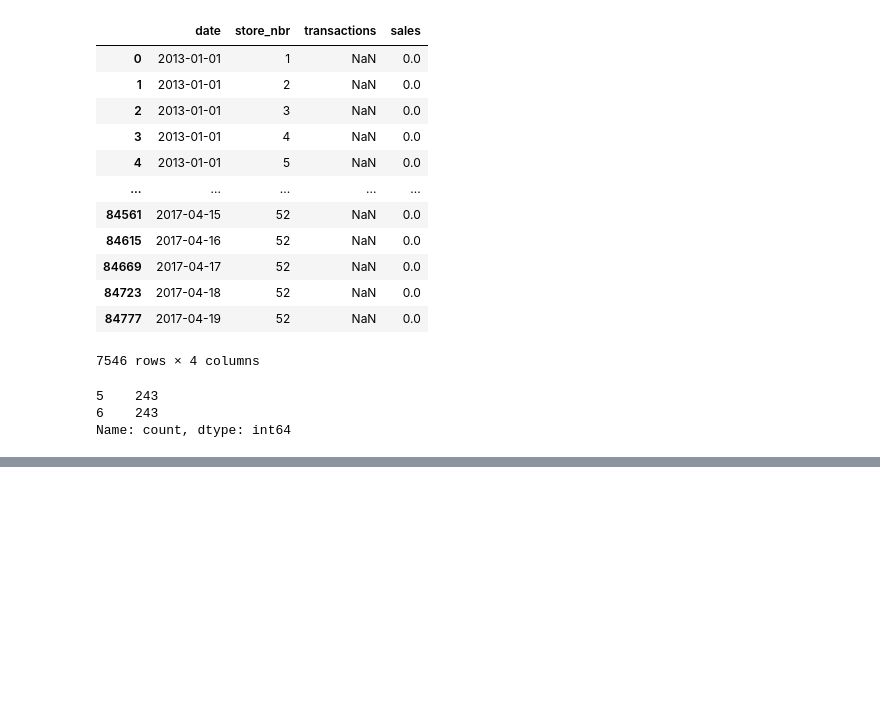
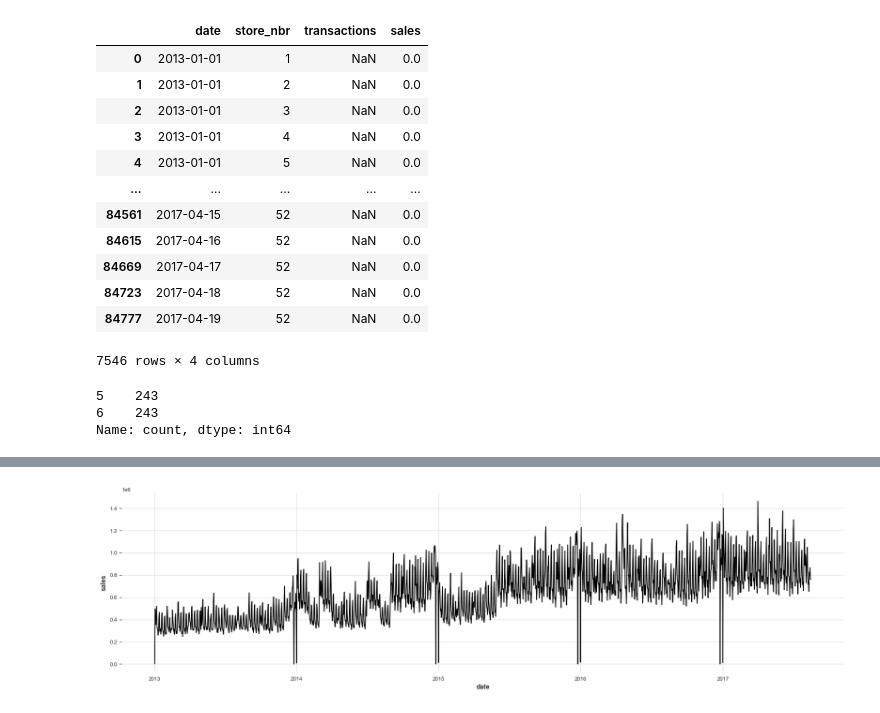
Before and after one commit to alestankiewicz/store-sales-ts-forecasting, a Jupyter notebook: data_preparation.ipynb, the cells around one changed output, grey strips where cells are left out. Drawn from its saved outputs; the diff is of its cells as text; code cells hidden in the pictures; blank space fills up the shorter version.

Commit message:
Add exploratory data analysis

```diff
--- a/data_preparation.ipynb
+++ b/data_preparation.ipynb
@@ -55,5 +73,5 @@ from darts import TimeSeries
 # %%
-train = pd.read_csv("input/train.csv")
+train = pd.read_csv("store-sales-ts-forecasting/input/train.csv", dtype={'id': 'int32', 'store_nbr': 'int32', 'sales': 'float32', 'onpromotion': 'int32'})
 train.info()
 # %% [output]
 <class 'pandas.core.frame.DataFrame'>
@@ -247,10 +265,15 @@ DatetimeIndex(['2013-12-25', '2014-12-25', '2015-12-25', '2016-12-25'], dtype='d
 # %% [markdown]
 We need to add missing dates for each of 54 stores (store_nbr column) and each of 33 products (family column)
 # %%
-idxs_train = pd.MultiIndex.from_product([all_dates, train.store_nbr.unique(), train.family.unique()], names=["date", "store_nbr", "family"])
-train = train.set_index(["date", "store_nbr", "family"]).reindex(idxs_train).reset_index()
+idxs_train = pd.MultiIndex.from_product(
+    [all_dates, train.store_nbr.unique(), train.family.unique()],
+    names=["date", "store_nbr", "family"],
+)
+train = (
+    train.set_index(["date", "store_nbr", "family"]).reindex(idxs_train).reset_index()
+)
 # %%
 train["id"] = train.index
 # %%
-train.fillna(0., inplace=True)
+train.fillna(0.0, inplace=True)
 # %%
@@ -338,0 +397,8 @@ holidays_events
+# %%
+daily_sales = pd.DataFrame(train.groupby("date")["sales"].sum().reset_index())
+# %%
+fig = plt.subplots(figsize=(20, 5))
+sns.lineplot(data=daily_sales, x="date", y="sales")
+sns.set_theme(palette=None)
+# %% [output]
+[figure, added]
```
Also changed, not shown: parts of 93 cells of this notebook.
